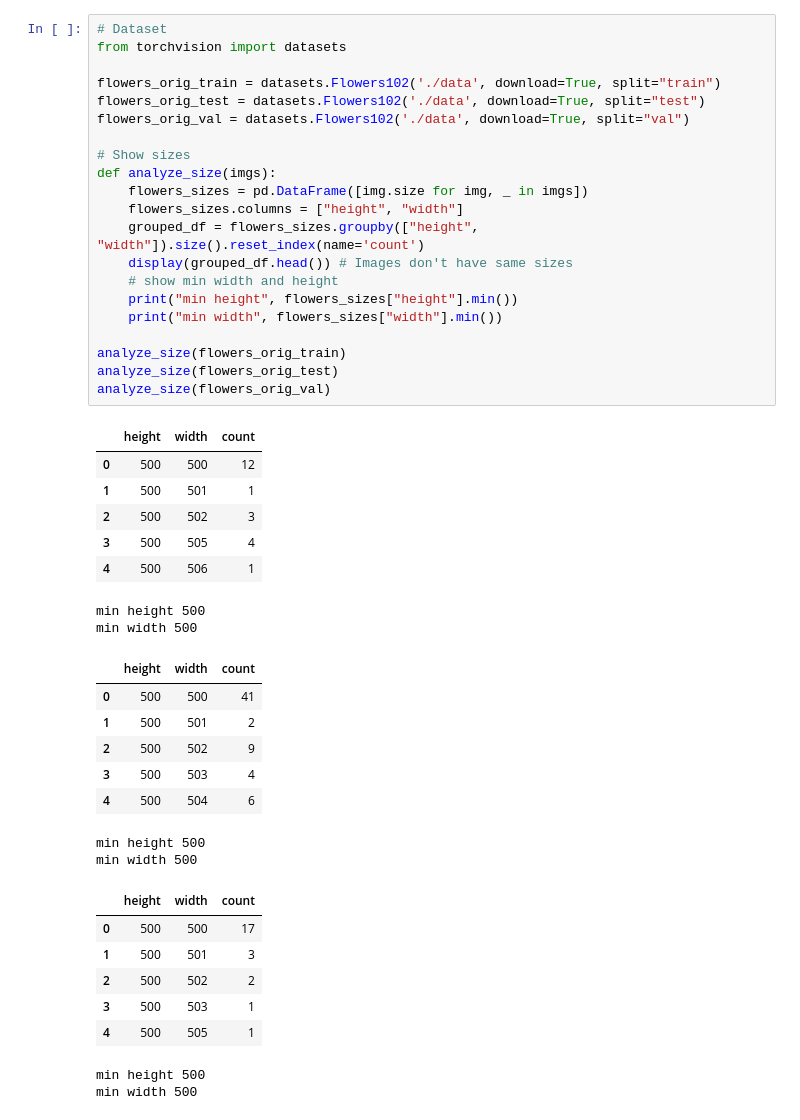
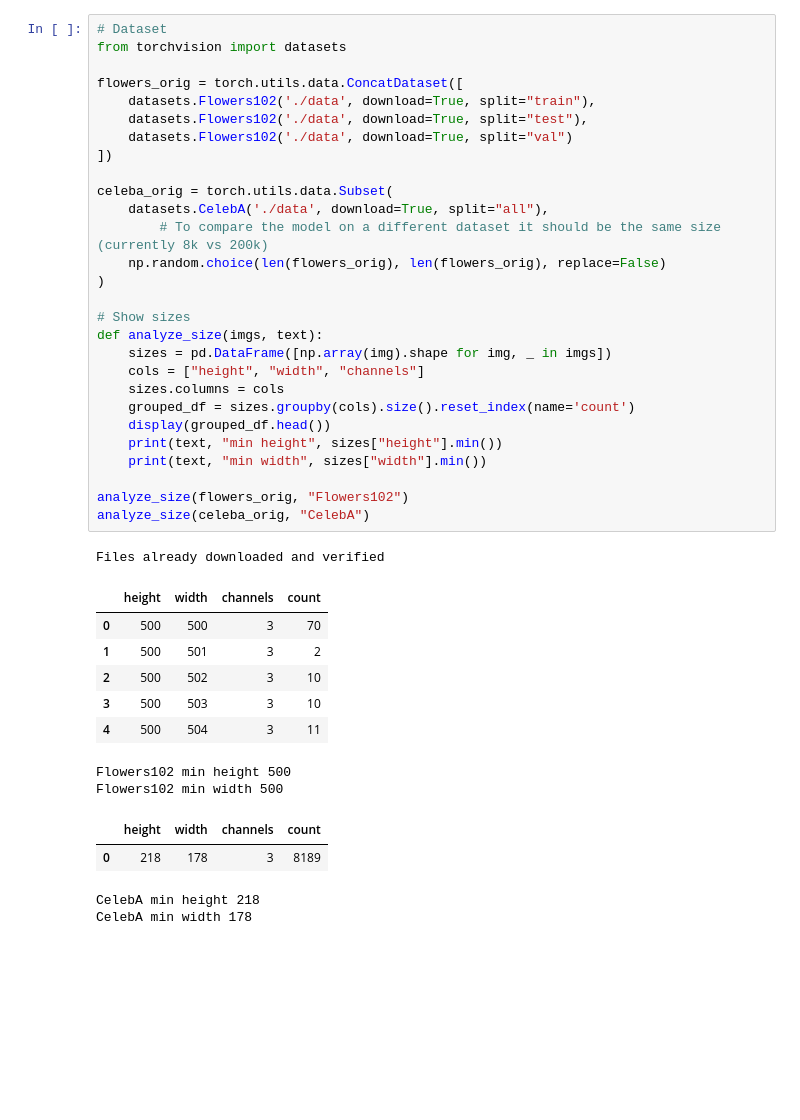
Before and after one commit to asztrikx/bme-diffusion-model, a Jupyter notebook: main.ipynb, the cells around one changed output. Drawn from its saved outputs; the diff is of its cells as text; blank space fills up the shorter version.

Commit message:
add celeba

```diff
--- a/main.ipynb
+++ b/main.ipynb
@@ -16,48 +22,44 @@ from IPython.display import display
 # %%
 # Dataset
 from torchvision import datasets
 
-flowers_orig_train = datasets.Flowers102('./data', download=True, split="train")
-flowers_orig_test = datasets.Flowers102('./data', download=True, split="test")
-flowers_orig_val = datasets.Flowers102('./data', download=True, split="val")
+flowers_orig = torch.utils.data.ConcatDataset([
+	datasets.Flowers102('./data', download=True, split="train"),
+	datasets.Flowers102('./data', download=True, split="test"),
+	datasets.Flowers102('./data', download=True, split="val")
+])
+
+celeba_orig = torch.utils.data.Subset(
+	datasets.CelebA('./data', download=True, split="all"),
+		# To compare the model on a different dataset it should be the same size (currently 8k vs 200k)
+	np.random.choice(len(flowers_orig), len(flowers_orig), replace=False)
+)
 
 # Show sizes
-def analyze_size(imgs):
-	flowers_sizes = pd.DataFrame([img.size for img, _ in imgs])
-	flowers_sizes.columns = ["height", "width"]
-	grouped_df = flowers_sizes.groupby(["height", "width"]).size().reset_index(name='count')
-	display(grouped_df.head()) # Images don't have same sizes
-	# show min width and height
-	print("min height", flowers_sizes["height"].min())
-	print("min width", flowers_sizes["width"].min())
+def analyze_size(imgs, text):
+	sizes = pd.DataFrame([np.array(img).shape for img, _ in imgs])
+	cols = ["height", "width", "channels"]
+	sizes.columns = cols
+	grouped_df = sizes.groupby(cols).size().reset_index(name='count')
+	display(grouped_df.head())
+	print(text, "min height", sizes["height"].min())
+	print(text, "min width", sizes["width"].min())
 
-analyze_size(flowers_orig_train)
-analyze_size(flowers_orig_test)
-analyze_size(flowers_orig_val)
+analyze_size(flowers_orig, "Flowers102")
+analyze_size(celeba_orig, "CelebA")
 # %% [output]
+Files already downloaded and verified
-|  | height | width | count |
-| 0 | 500 | 500 | 12 |
-| 1 | 500 | 501 | 1 |
-| 2 | 500 | 502 | 3 |
-| 3 | 500 | 505 | 4 |
-| 4 | 500 | 506 | 1 |
+|  | height | width | channels | count |
+| 0 | 500 | 500 | 3 | 70 |
+| 1 | 500 | 501 | 3 | 2 |
+| 2 | 500 | 502 | 3 | 10 |
+| 3 | 500 | 503 | 3 | 10 |
+| 4 | 500 | 504 | 3 | 11 |
-min height 500
-min width 500
+Flowers102 min height 500
+Flowers102 min width 500
-|  | height | width | count |
-| 0 | 500 | 500 | 41 |
-| 1 | 500 | 501 | 2 |
-| 2 | 500 | 502 | 9 |
-| 3 | 500 | 503 | 4 |
-| 4 | 500 | 504 | 6 |
+|  | height | width | channels | count |
+| 0 | 218 | 178 | 3 | 8189 |
-min height 500
-min width 500
-|  | height | width | count |
-| 0 | 500 | 500 | 17 |
-| 1 | 500 | 501 | 3 |
-| 2 | 500 | 502 | 2 |
-| 3 | 500 | 503 | 1 |
-| 4 | 500 | 505 | 1 |
-min height 500
-min width 500
+CelebA min height 218
+CelebA min width 178
 # %%
 # Merge train, test, val
```
Also changed, not shown: parts of 8 cells of this notebook.
